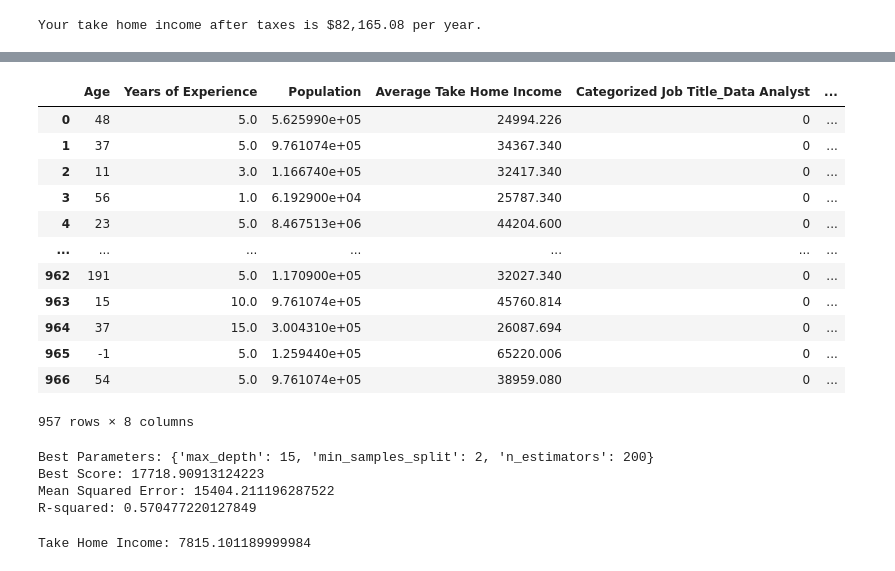
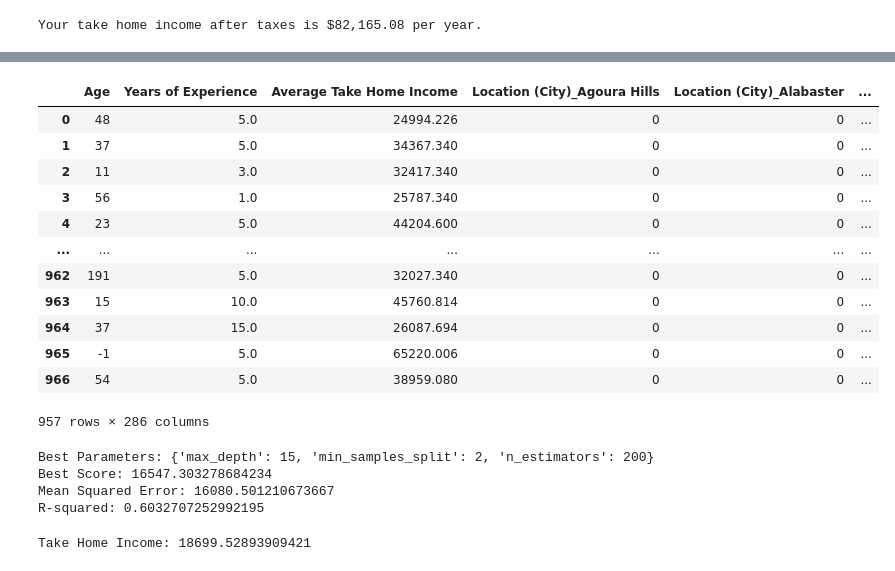
Before and after one commit to CcDenn/Predictive-Modeling-and-Visualizations, a Jupyter notebook: Salary and Living Cost Predictive Model.ipynb, the cells around one changed output, grey strips where cells are left out. Saved outputs shown, nothing was run; the diff lists cells and outputs as text; code cells hidden in the pictures.

```diff
--- a/Salary and Living Cost Predictive Model.ipynb
+++ b/Salary and Living Cost Predictive Model.ipynb
@@ -187,9 +197,9 @@ Your take home income after taxes is $82,165.08 per year.
 # %%
 df_cleaned = df5
 
-df_minimum_income = df_cleaned.drop(columns={'Rating','Location (City)','Lower Salary','Upper Salary','Average Take Home Income','Maximum Take Home Income'})
-df_maximum_income = df_cleaned.drop(columns={'Rating','Location (City)','Lower Salary','Upper Salary','Average Take Home Income','Minimum Take Home Income'})
-df_average_income = df_cleaned.drop(columns={'Rating','Location (City)','Lower Salary','Upper Salary','Maximum Take Home Income','Minimum Take Home Income'})
+df_minimum_income = df_cleaned.drop(columns={'Rating','Population','Lower Salary','Upper Salary','Average Take Home Income','Maximum Take Home Income'})
+df_maximum_income = df_cleaned.drop(columns={'Rating','Population','Lower Salary','Upper Salary','Average Take Home Income','Minimum Take Home Income'})
+df_average_income = df_cleaned.drop(columns={'Rating','Population','Lower Salary','Upper Salary','Maximum Take Home Income','Minimum Take Home Income'})
 # %%
 df_average_income
 # %% [output]
@@ -208,22 +218,22 @@ df_average_income
 957 rows × 8 columns
 # %%
-df_average_income = df_average_income.drop(['Type of ownership','Industry','Sector'], axis=1)
+#df_average_income = df_average_income.drop(['Type of ownership','Industry','Sector'], axis=1)
 df_average_income = pd.get_dummies(df_average_income)
 df_average_income
 # %% [output]
-|  | Age | Years of Experience | Population | Average Take Home Income | Categorized Job Title_Data Analyst | ... |
-| 0 | 48 | 5.0 | 5.625990e+05 | 24994.226 | 0 | ... |
-| 1 | 37 | 5.0 | 9.761074e+05 | 34367.340 | 0 | ... |
-| 2 | 11 | 3.0 | 1.166740e+05 | 32417.340 | 0 | ... |
-| 3 | 56 | 1.0 | 6.192900e+04 | 25787.340 | 0 | ... |
-| 4 | 23 | 5.0 | 8.467513e+06 | 44204.600 | 0 | ... |
+|  | Age | Years of Experience | Average Take Home Income | Location (City)_Agoura Hills | Location (City)_Alabaster | ... |
+| 0 | 48 | 5.0 | 24994.226 | 0 | 0 | ... |
+| 1 | 37 | 5.0 | 34367.340 | 0 | 0 | ... |
+| 2 | 11 | 3.0 | 32417.340 | 0 | 0 | ... |
+| 3 | 56 | 1.0 | 25787.340 | 0 | 0 | ... |
+| 4 | 23 | 5.0 | 44204.600 | 0 | 0 | ... |
 | ... | ... | ... | ... | ... | ... | ... |
-| 962 | 191 | 5.0 | 1.170900e+05 | 32027.340 | 0 | ... |
-| 963 | 15 | 10.0 | 9.761074e+05 | 45760.814 | 0 | ... |
-| 964 | 37 | 15.0 | 3.004310e+05 | 26087.694 | 0 | ... |
-| 965 | -1 | 5.0 | 1.259440e+05 | 65220.006 | 0 | ... |
-| 966 | 54 | 5.0 | 9.761074e+05 | 38959.080 | 0 | ... |
+| 962 | 191 | 5.0 | 32027.340 | 0 | 0 | ... |
+| 963 | 15 | 10.0 | 45760.814 | 0 | 0 | ... |
+| 964 | 37 | 15.0 | 26087.694 | 0 | 0 | ... |
+| 965 | -1 | 5.0 | 65220.006 | 0 | 0 | ... |
+| 966 | 54 | 5.0 | 38959.080 | 0 | 0 | ... |
-957 rows × 8 columns
+957 rows × 286 columns
 # %%
 
 from sklearn.linear_model import LinearRegression
@@ -264,18 +274,22 @@ r_squared = r2_score(ytest, pred)
 print("R-squared:", r_squared)
 # %% [output]
 Best Parameters: {'max_depth': 15, 'min_samples_split': 2, 'n_estimators': 200}
-Best Score: 17718.90913124223
-Mean Squared Error: 15404.211196287522
-R-squared: 0.570477220127849
+Best Score: 16547.303278684234
+Mean Squared Error: 16080.501210673667
+R-squared: 0.6032707252992195
 # %%
+import warnings
+warnings.filterwarnings("ignore")
 #User Input
-test_data = {'Type of ownership':'Company - Private',
+test_data = {
+            'Location (City)':'Richland',
+            'Type of ownership':'Company - Private',
              'Industry':'Energy',
-             'Sector':'Oil, Gas, Energy & Utilities',
+             'Sector':'NA',
              'Age':4,
-             'Years of Experience':0,
-             'Population':125250,
-             'Categorized Job Title':'Data Analyst'
+             'Years of Experience':6,
+
+             'Categorized Job Title':'Other'
             }
 
 test_data = pd.DataFrame(test_data, index=[0])
@@ -293,7 +307,7 @@ test_data = test_data.drop('Average Take Home Income', axis=1)
 #Predict using model
 print('Take Home Income:',model.predict(test_data).item())
 # %% [output]
-Take Home Income: 7815.101189999984
+Take Home Income: 18699.52893909421
 # %%
 test_data
 # %% [output]
```
Also changed, not shown: parts of 5 cells of this notebook.
